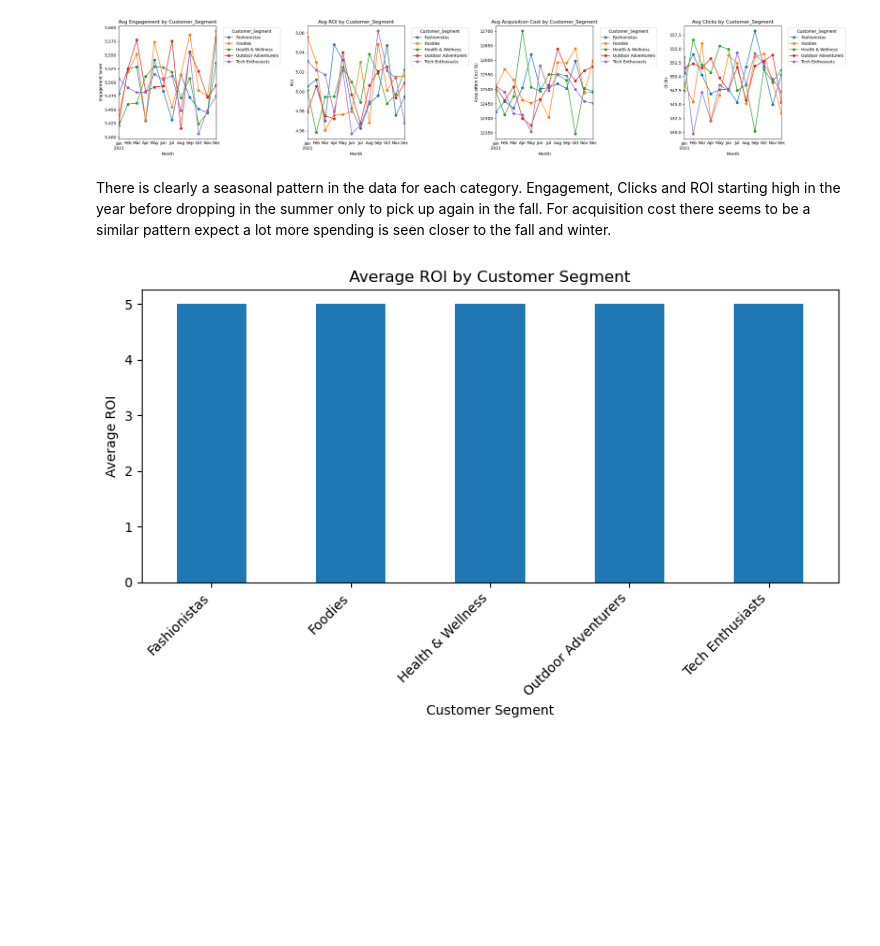
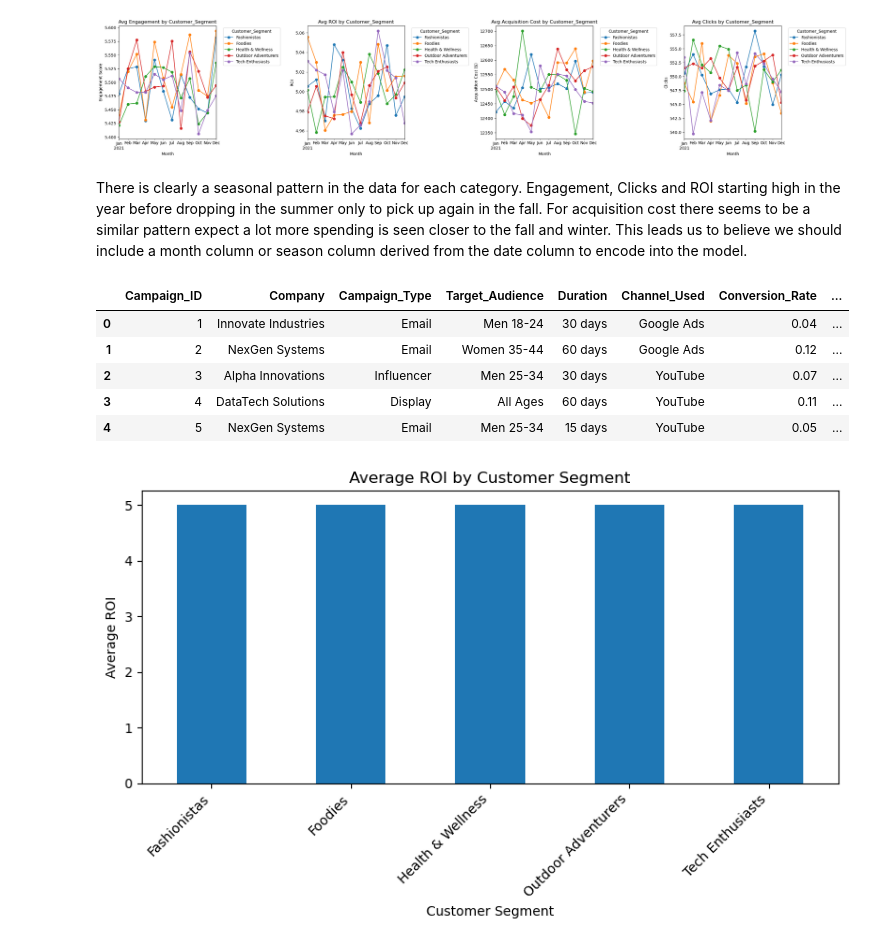
Before and after one commit to nikonlikes/DSSproject, a Jupyter notebook: dataExplor.ipynb, the cells around one changed output. Drawn from its saved outputs; the diff is of its cells as text; code cells hidden in the pictures; blank space fills up the shorter version.

```diff
--- a/dataExplor.ipynb
+++ b/dataExplor.ipynb
@@ -229,7 +230,29 @@ for col in columns_to_plot:
 [figure]
 [figure]
 # %% [markdown]
-There is clearly a seasonal pattern in the data for each category. Engagement, Clicks and ROI starting high in the year before dropping in the summer only to pick up again in the fall. For acquisition cost there seems to be a similar pattern expect a lot more spending is seen closer to the fall and winter.
+There is clearly a seasonal pattern in the data for each category. Engagement, Clicks and ROI starting high in the year before dropping in the summer only to pick up again in the fall. For acquisition cost there seems to be a similar pattern expect a lot more spending is seen closer to the fall and winter. This leads us to believe we should include a month column or season column derived from the date column to encode into the model.
+# %%
+df['Month'] = df['Date'].dt.month
+
+season_map = {
+    1: 'Winter',  2: 'Winter',  3: 'Spring',
+    4: 'Spring',  5: 'Spring',  6: 'Summer',
+    7: 'Summer',  8: 'Summer',  9: 'Fall',
+    10: 'Fall',   11: 'Fall',   12: 'Winter'
+}
+df['Season'] = df['Month'].map(season_map)
+
+#drop date column because we have month column and season column
+df = df.drop(columns=['Date'])
+
+df.head()
+# %% [output]
+|  | Campaign_ID | Company | Campaign_Type | Target_Audience | Duration | Channel_Used | Conversion_Rate | ... |
+| 0 | 1 | Innovate Industries | Email | Men 18-24 | 30 days | Google Ads | 0.04 | ... |
+| 1 | 2 | NexGen Systems | Email | Women 35-44 | 60 days | Google Ads | 0.12 | ... |
+| 2 | 3 | Alpha Innovations | Influencer | Men 25-34 | 30 days | YouTube | 0.07 | ... |
+| 3 | 4 | DataTech Solutions | Display | All Ages | 60 days | YouTube | 0.11 | ... |
+| 4 | 5 | NexGen Systems | Email | Men 25-34 | 15 days | YouTube | 0.05 | ... |
 # %%
 roi_by_segment = df.groupby('Customer_Segment')['ROI'].mean().sort_index()
 count_by_segment = df['Customer_Segment'].value_counts().sort_index()
```
Also changed, not shown: parts of 6 cells of this notebook.
